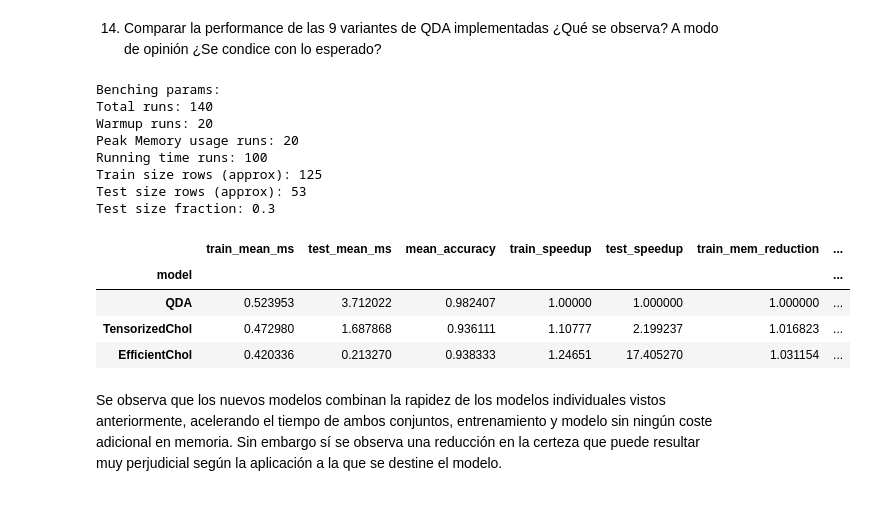
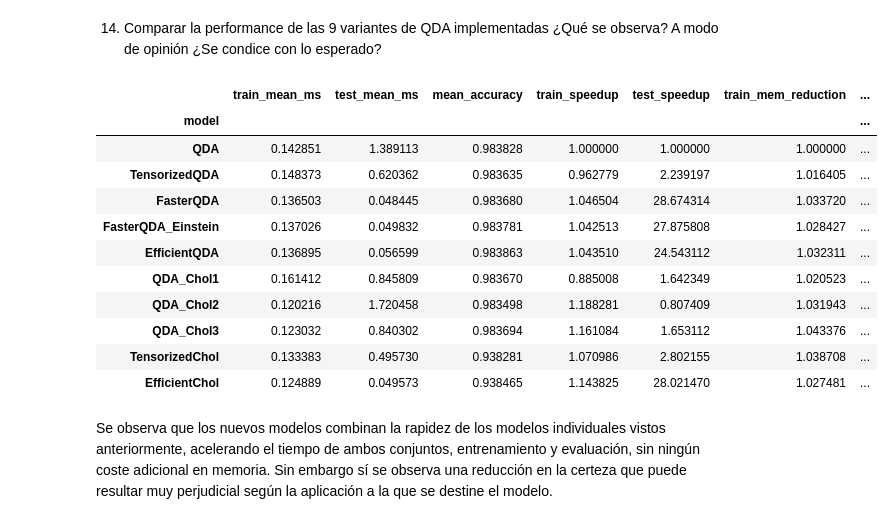
Before and after one commit to RodriMesa/AMIA, a Jupyter notebook: AMIA_2025_TP1.ipynb, the cells around one changed output. Drawn from its saved outputs; the diff is of its cells as text; code cells hidden in the pictures.

```diff
--- a/AMIA_2025_TP1.ipynb
+++ b/AMIA_2025_TP1.ipynb
@@ -704,3 +708,24 @@ class EfficientQDA(TensorizedQDA):
         return 0.5*log_det[:, np.newaxis] - 0.5 * inner_prod
 # %% [markdown]
 7. Comparar la performance de las 4 variantes de QDA implementadas hasta ahora (no Cholesky) ¿Qué se observa? A modo de opinión ¿Se condice con lo esperado?
+# %%
+b = Benchmark(
+    X_full, y_full_encoded,
+    n_runs = 10000,
+    warmup = 20,
+    mem_runs = 20,
+    test_sz = 0.3,
+    same_splits = False
+)
+
+to_bench = [QDA, TensorizedQDA, FasterQDA, FasterQDA_Einstein, EfficientQDA]
+
+for model in to_bench:
+    b.bench(model)
+
+summ = b.summary(baseline='QDA')
+summ[[
+    'train_mean_ms', 'test_mean_ms','mean_accuracy',
+    'train_speedup', 'test_speedup',
+    'train_mem_reduction', 'test_mem_reduction'
+]]
@@ -707,5 +792,5 @@ class EfficientQDA(TensorizedQDA):
 # %%
-to_bench = [QDA, TensorizedQDA, FasterQDA, FasterQDA_Einstein, EfficientQDA]
+to_bench = [QDA_Chol1, QDA_Chol2, QDA_Chol3]
 
 for model in to_bench:
     b.bench(model)
@@ -849,39 +870,29 @@ class EfficientChol(TensorizedChol):
 # %% [markdown]
 14. Comparar la performance de las 9 variantes de QDA implementadas ¿Qué se observa? A modo de opinión ¿Se condice con lo esperado?
 # %%
-b = Benchmark(
-    X_full, y_full_encoded,
-    n_runs = 100,
-    warmup = 20,
-    mem_runs = 20,
-    test_sz = 0.3,
-    same_splits = False
-)
-
-to_bench = [QDA, TensorizedChol, EfficientChol]
+to_bench = [TensorizedChol, EfficientChol]
 
 for model in to_bench:
     b.bench(model)
 
 summ = b.summary(baseline='QDA')
 summ[[
     'train_mean_ms', 'test_mean_ms','mean_accuracy',
     'train_speedup', 'test_speedup',
     'train_mem_reduction', 'test_mem_reduction'
 ]]
 # %% [output]
-Benching params:
-Total runs: 140
-Warmup runs: 20
-Peak Memory usage runs: 20
-Running time runs: 100
-Train size rows (approx): 125
-Test size rows (approx): 53
-Test size fraction: 0.3
 |  | train_mean_ms | test_mean_ms | mean_accuracy | train_speedup | test_speedup | train_mem_reduction | ... |
 | model |  |  |  |  |  |  | ... |
-| QDA | 0.523953 | 3.712022 | 0.982407 | 1.00000 | 1.000000 | 1.000000 | ... |
-| TensorizedChol | 0.472980 | 1.687868 | 0.936111 | 1.10777 | 2.199237 | 1.016823 | ... |
-| EfficientChol | 0.420336 | 0.213270 | 0.938333 | 1.24651 | 17.405270 | 1.031154 | ... |
+| QDA | 0.142851 | 1.389113 | 0.983828 | 1.000000 | 1.000000 | 1.000000 | ... |
+| TensorizedQDA | 0.148373 | 0.620362 | 0.983635 | 0.962779 | 2.239197 | 1.016405 | ... |
+| FasterQDA | 0.136503 | 0.048445 | 0.983680 | 1.046504 | 28.674314 | 1.033720 | ... |
+| FasterQDA_Einstein | 0.137026 | 0.049832 | 0.983781 | 1.042513 | 27.875808 | 1.028427 | ... |
+| EfficientQDA | 0.136895 | 0.056599 | 0.983863 | 1.043510 | 24.543112 | 1.032311 | ... |
+| QDA_Chol1 | 0.161412 | 0.845809 | 0.983670 | 0.885008 | 1.642349 | 1.020523 | ... |
+| QDA_Chol2 | 0.120216 | 1.720458 | 0.983498 | 1.188281 | 0.807409 | 1.031943 | ... |
+| QDA_Chol3 | 0.123032 | 0.840302 | 0.983694 | 1.161084 | 1.653112 | 1.043376 | ... |
+| TensorizedChol | 0.133383 | 0.495730 | 0.938281 | 1.070986 | 2.802155 | 1.038708 | ... |
+| EfficientChol | 0.124889 | 0.049573 | 0.938465 | 1.143825 | 28.021470 | 1.027481 | ... |
 # %% [markdown]
-Se observa que los nuevos modelos combinan la rapidez de los modelos individuales vistos anteriormente, acelerando el tiempo de ambos conjuntos, entrenamiento y modelo sin ningún coste adicional en memoria. Sin embargo sí se observa una reducción en la certeza que puede resultar muy perjudicial según la aplicación a la que se destine el modelo.
+Se observa que los nuevos modelos combinan la rapidez de los modelos individuales vistos anteriormente, acelerando el tiempo de ambos conjuntos, entrenamiento y evaluación, sin ningún coste adicional en memoria. Sin embargo sí se observa una reducción en la certeza que puede resultar muy perjudicial según la aplicación a la que se destine el modelo.
```
Also changed, not shown: parts of 14 cells of this notebook.
